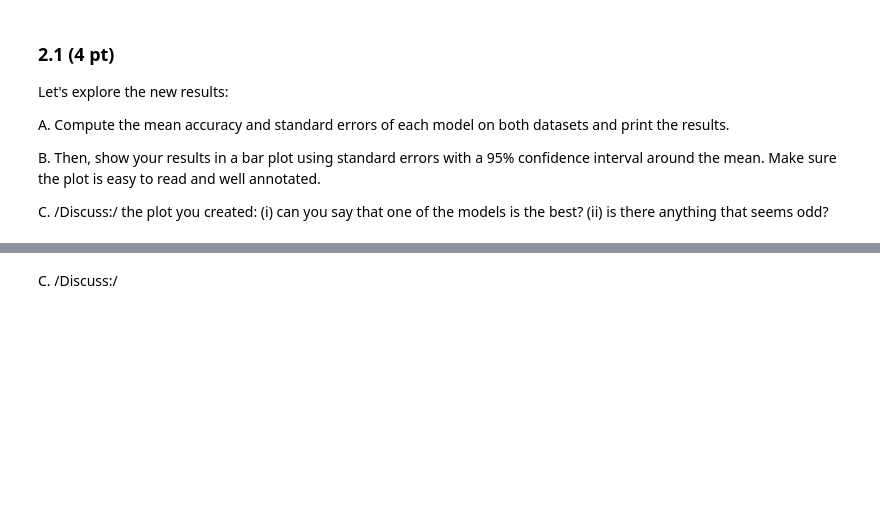
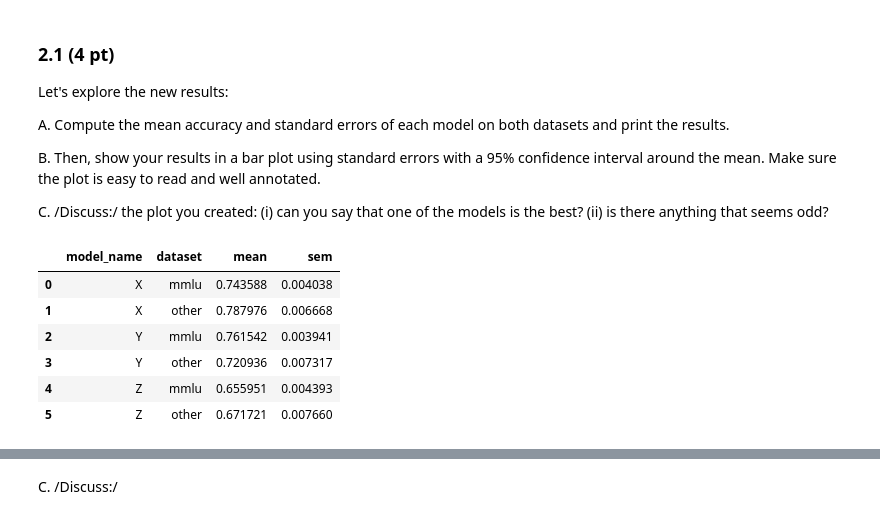
Before and after one commit to MauroPello/EPFL-ADA, a Jupyter notebook: Homework/01_PROJECT_NEUTRALITY/analysis.ipynb, the cells around one changed output, grey strips where cells are left out. Saved outputs shown, nothing was run; the diff lists cells and outputs as text; code cells hidden in the pictures; blank space fills up the shorter version.

```diff
--- a/Homework/01_PROJECT_NEUTRALITY/analysis.ipynb
+++ b/Homework/01_PROJECT_NEUTRALITY/analysis.ipynb
@@ -206,5 +339,20 @@ B. Then, show your results in a bar plot using standard errors with a 95% confid
 C. /Discuss:/ the plot you created: (i) can you say that one of the models is the best? (ii) is there anything that seems odd?
 # %%
 # A
+
+df_mmlu['dataset'] = 'mmlu'
+df_other['dataset'] = 'other'
+df = pd.concat([df_mmlu, df_other]).reset_index()
+
+scores = df.groupby(["model_name", "dataset"])["correct"].agg(["mean", "sem"]).reset_index()
+scores
+# %% [output]
+|  | model_name | dataset | mean | sem |
+| 0 | X | mmlu | 0.743588 | 0.004038 |
+| 1 | X | other | 0.787976 | 0.006668 |
+| 2 | Y | mmlu | 0.761542 | 0.003941 |
+| 3 | Y | other | 0.720936 | 0.007317 |
+| 4 | Z | mmlu | 0.655951 | 0.004393 |
+| 5 | Z | other | 0.671721 | 0.007660 |
 # %%
 # B
```
Also changed, not shown: parts of 13 cells of this notebook, 1 other file.
